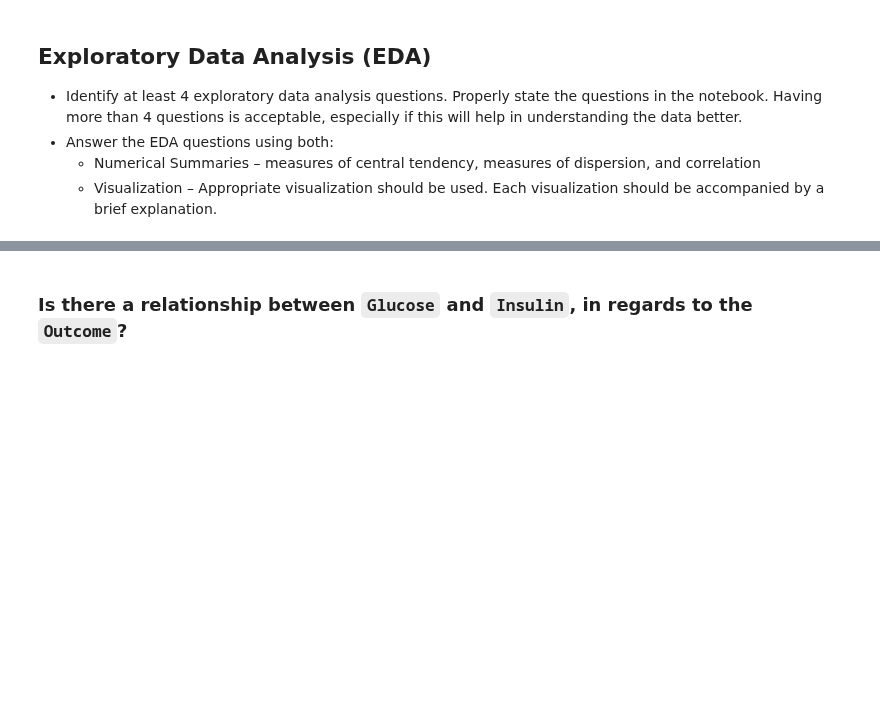
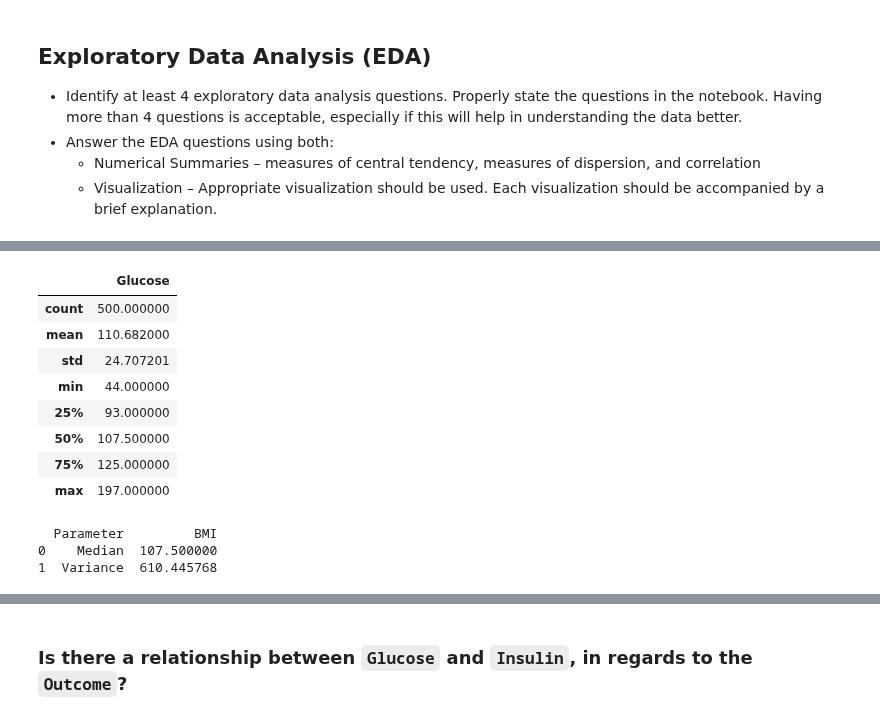
Before and after one commit to houin679/CSMODELPROJECT, a Jupyter notebook: nb1.ipynb, the cells around one changed output, grey strips where cells are left out. Drawn from its saved outputs; the diff is of its cells as text; code cells hidden in the pictures; blank space fills up the shorter version.

```diff
--- a/nb1.ipynb
+++ b/nb1.ipynb
@@ -530,0 +295,28 @@ plt.show()
+# %%
+glucose_outcome_0 = df[df['Outcome'] == 0][['Glucose']]
+
+glucose_outcome_0.describe()
+# %% [output]
+|  | Glucose |
+| count | 500.000000 |
+| mean | 110.682000 |
+| std | 24.707201 |
+| min | 44.000000 |
+| 25% | 93.000000 |
+| 50% | 107.500000 |
+| 75% | 125.000000 |
+| max | 197.000000 |
+# %%
+median_glucose_outcome_0 = glucose_outcome_0['Glucose'].median()
+variance_glucose_outcome_0 = glucose_outcome_0['Glucose'].var()
+
+result_table = pd.DataFrame({
+    'Parameter': ['Median', 'Variance'],
+    'BMI': [median_glucose_outcome_0, variance_glucose_outcome_0],
+})
+
+print(result_table)
+# %% [output]
+  Parameter         BMI
+0    Median  107.500000
+1  Variance  610.445768
```
Also changed, not shown: parts of 67 cells of this notebook.
